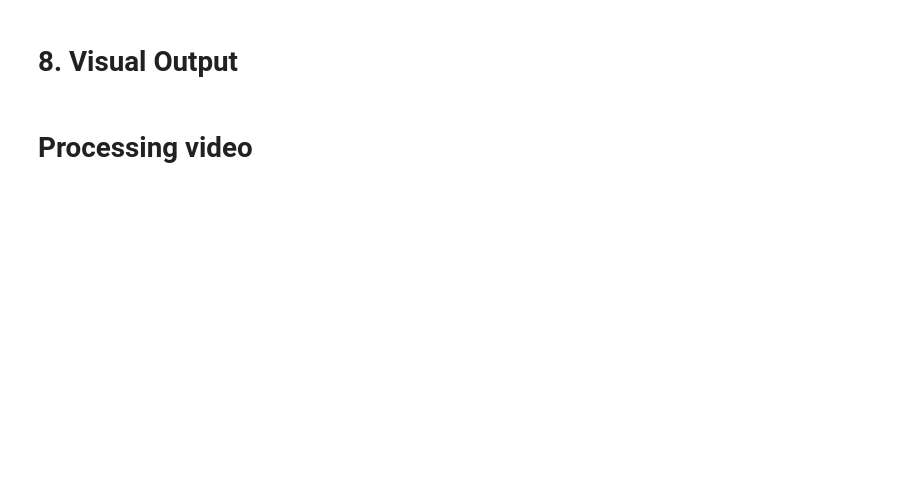
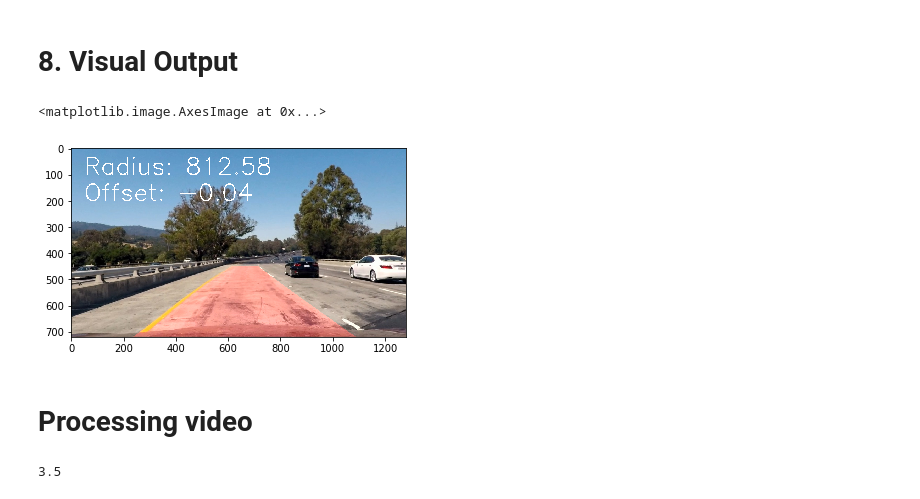
Before and after one commit to DataShrimp/CarND-Advanced-Lane-Lines, a Jupyter notebook: solution.ipynb, the cells around one changed output. Saved outputs shown, nothing was run; the diff lists cells and outputs as text; code cells hidden in the pictures; blank space fills up the shorter version.

```diff
--- a/solution.ipynb
+++ b/solution.ipynb
@@ -349,6 +349,9 @@ left_curverad = ((1 + (2*left_fit_cr[0]*y_eval*ym_per_pix + left_fit_cr[1])**2)*
 right_curverad = ((1 + (2*right_fit_cr[0]*y_eval*ym_per_pix + right_fit_cr[1])**2)**1.5) / np.absolute(2*right_fit_cr[0])
 # Now our radius of curvature is in meters
 print(left_curverad, 'm', right_curverad, 'm')
+
+radius = (left_curverad+right_curverad)/2
+offset = ((left_fitx[360] + right_fitx[360])/2 - 640) * xm_per_pix
 # %% [output]
 1580.46212711 m 1669.84636042 m
 # %% [markdown]
@@ -356,4 +377,37 @@ print(left_curverad, 'm', right_curverad, 'm')
 # %% [markdown]
 # 8. Visual Output
+# %%
+warped = cv2.warpPerspective(combined, M, img_size, cv2.INTER_LINEAR)
+
+# Create an image to draw the lines on
+warp_zero = np.zeros_like(warped).astype(np.uint8)
+color_warp = np.dstack((warp_zero, warp_zero, warp_zero))
+
+# Recast the x and y points into usable format for cv2.fillPoly()
+pts_left = np.array([np.transpose(np.vstack([left_fitx, ploty]))])
+pts_right = np.array([np.flipud(np.transpose(np.vstack([right_fitx, ploty])))])
+pts = np.hstack((pts_left, pts_right))
+
+# Draw the lane onto the warped blank image
+cv2.fillPoly(color_warp, np.int_(pts), 255)
+
+# Warp the blank back to original image space using inverse perspective matrix (Minv)
+newwarp = cv2.warpPerspective(color_warp, Minv, img_size)
+
+# Combine the result with the original image
+result = cv2.addWeighted(img, 1, newwarp, 0.3, 0)
+
+# Combine the text information
+cv2.putText(result, "Radius: "+str(round((radius)/2,2)), (50,100), cv2.FONT_HERSHEY_SIMPLEX, 3, (255,255,255),3)
+cv2.putText(result, "Offset: "+str(round((offset)/2,2)), (50,200), cv2.FONT_HERSHEY_SIMPLEX, 3, (255,255,255),3)
+
+plt.imshow(result)
+# %% [output]
+<matplotlib.image.AxesImage at 0x...>
+[figure, added]
 # %% [markdown]
 # Processing video
+# %%
+round(3.53,1)
+# %% [output]
+3.5
```
Also changed, not shown: parts of 2 cells of this notebook.
